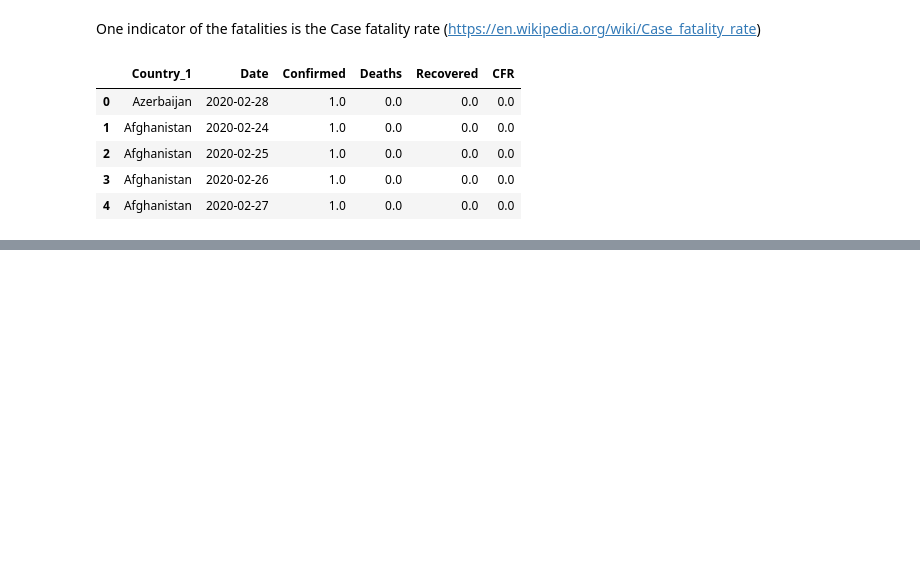
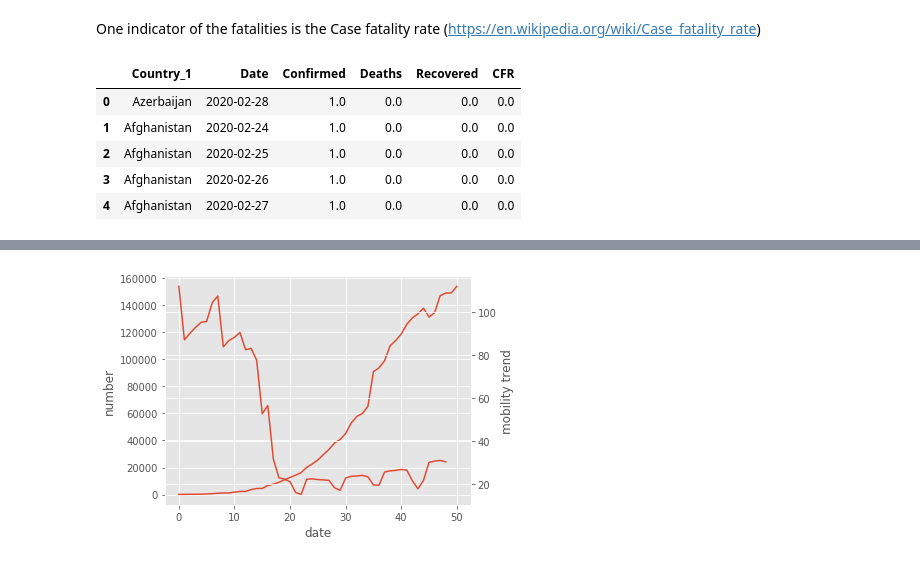
Before and after one commit to BWhannou/Covid_mobility, a Jupyter notebook: Exploratory Data Analysis.ipynb, the cells around one changed output, grey strips where cells are left out. Saved outputs shown, nothing was run; the diff lists cells and outputs as text; code cells hidden in the pictures; blank space fills up the shorter version.

```diff
--- a/Exploratory Data Analysis.ipynb
+++ b/Exploratory Data Analysis.ipynb
@@ -284,4 +283,6 @@ for values in control.index.values:
     sumup_countries.loc[(sumup_countries.Country_1==values)&(sumup_countries.interm==control.loc[values].interm),"check"]=True
 
 df=sumup_countries.loc[sumup_countries.check==True,["Date","Country_1"]]
-sumup_countries = sumup_countries.merge(df,how="left",on="Country_1").assign(since_100th = lambda df : (df["Date_x"] - df["Date_y"]).astype("int")).drop(columns=["interm","check","Date_y"])
+sumup_countries = sumup_countries.merge(df,how="left",on="Country_1").assign(since_100th = lambda df : df["Date_x"] - df["Date_y"]).drop(columns=["interm","check","Date_y"])
+# %%
+sumup_countries["since_100th"]=sumup_countries.since_100th.dt.days
@@ -294,0 +315,19 @@ Text(0, 0.5, 'Number of cases')
+# %%
+graph_France = sumup_countries[(sumup_countries.Country_1=="France")&(sumup_countries.since_100th.astype("int")>-1)].merge(mob_France,right_on="Date",left_on="Date_x",how="left")
+
+fig, ax = plt.subplots()
+ax
+color = 'tab:red'
+ax.set_xlabel('date')
+ax.set_ylabel('number')
+ax.plot(graph_France["since_100th"],graph_France["Confirmed"])
+
+ax1=ax.twinx()
+
+ax1.plot(graph_France["since_100th"],graph_France["driving"])
+ax1.set_ylabel('mobility trend')
+fig.tight_layout()
+
+plt.show()
+# %% [output]
+[figure, added]
```
Also changed, not shown: parts of 14 cells of this notebook.
